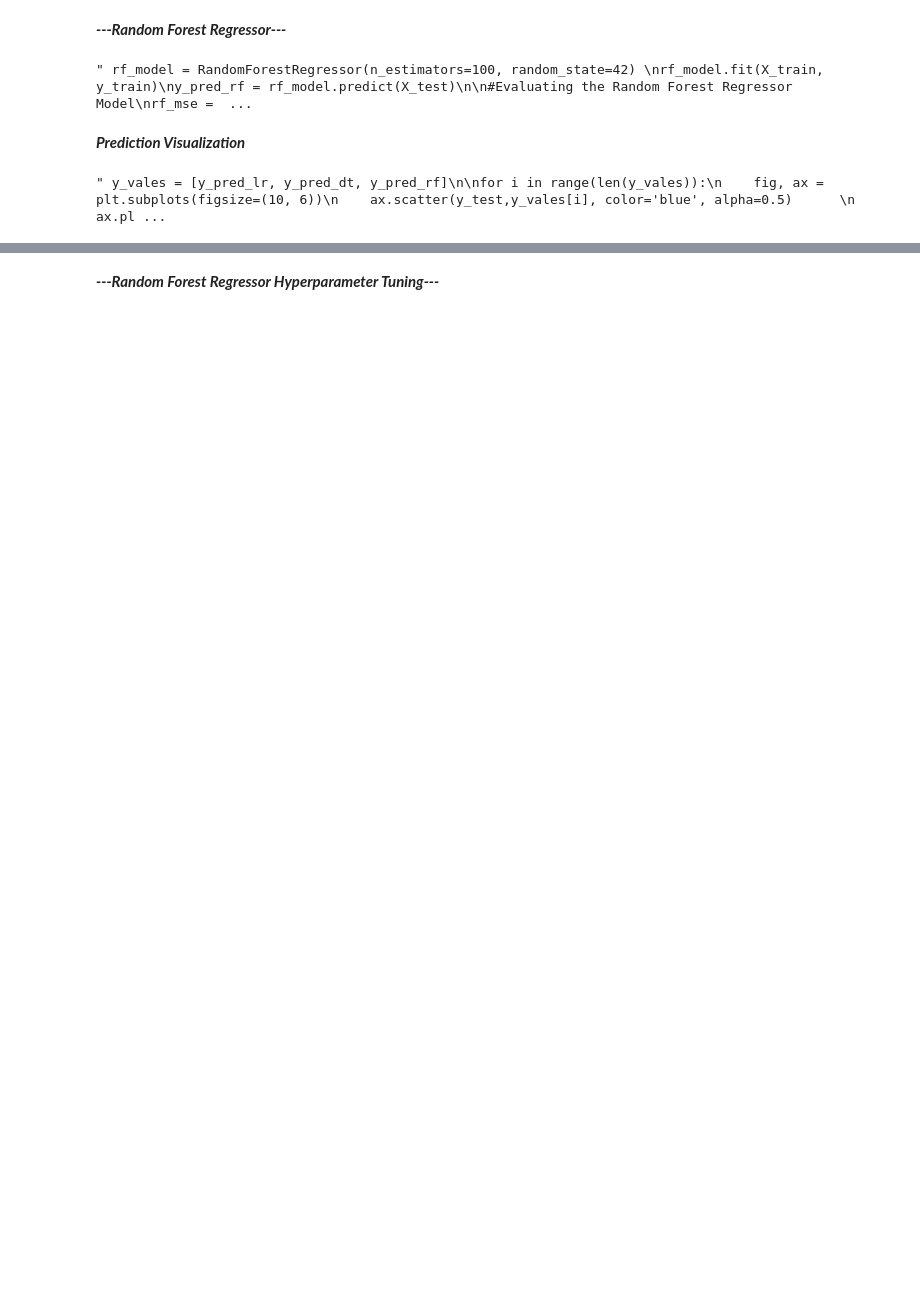
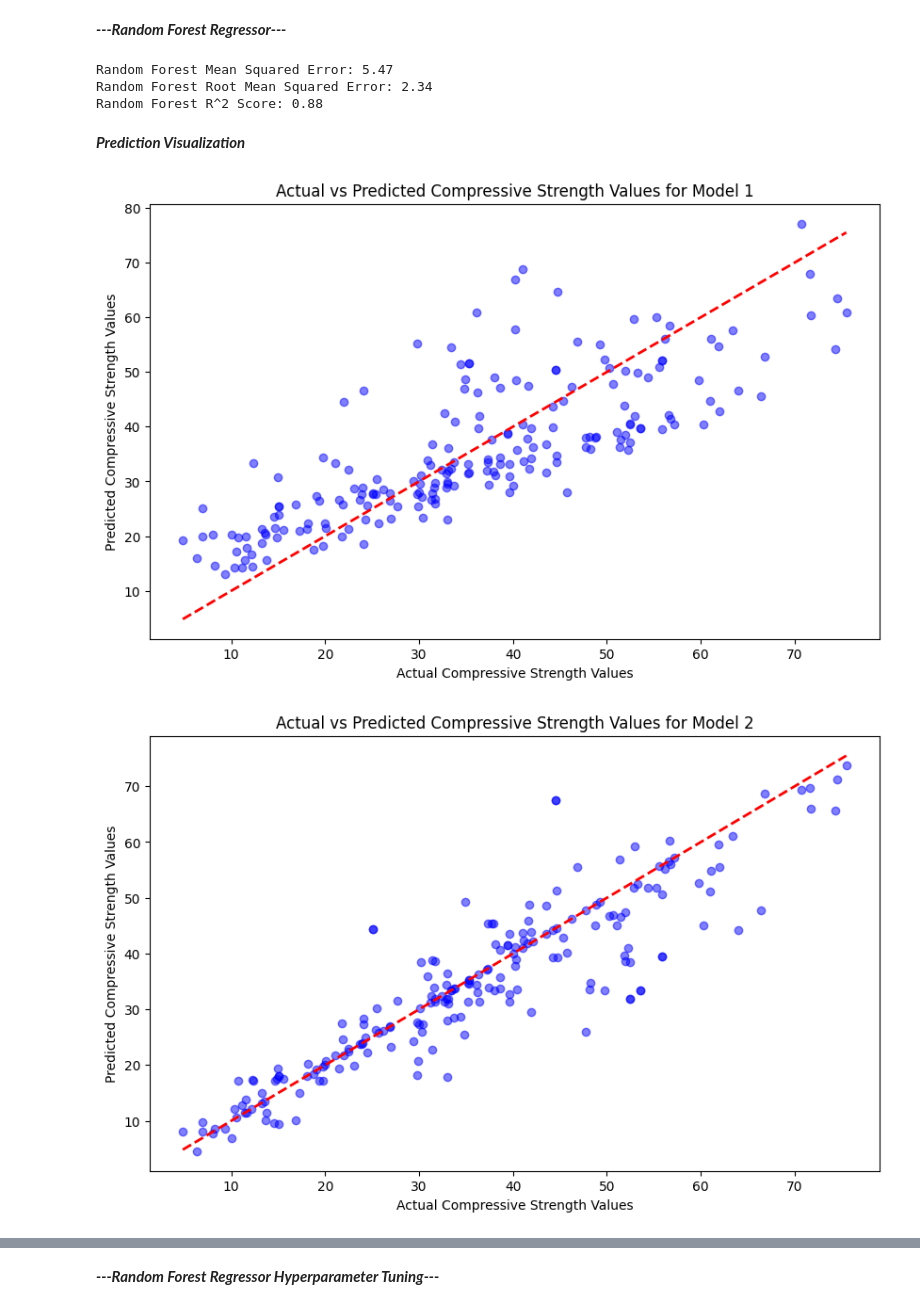
Before and after one commit to kkkissiedu/CONCRETE-STRENGTH-PREDICTION-RANDOMFOREST-MODEL, a Jupyter notebook: Concrete Strength Prediction Model.ipynb, the cells around one changed output, grey strips where cells are left out. Cells and saved outputs as stored; diff of their text form; code cells hidden in the pictures; blank space fills up the shorter version.

```diff
--- a/Concrete Strength Prediction Model.ipynb
+++ b/Concrete Strength Prediction Model.ipynb
@@ -86,15 +86,15 @@ X_train, X_test, y_train, y_test = train_test_split(X_scaled, y, test_size = 0.2
 # %% [markdown]
 ***---Linear Regression Model---***
 # %%
-""" lr_model = LinearRegression()
+lr_model = LinearRegression()
 lr_model.fit(X_train, y_train)
 y_pred_lr = lr_model.predict(X_test)
 
 #Evaluating the Linear Regression Model
-lr_mse = mean_squared_error(y_test, y_pred_lr)
+lr_mse = root_mean_squared_error(y_test, y_pred_lr)
 lr_rmse = np.sqrt(lr_mse)
 lr_r2 = r2_score(y_test, y_pred_lr)
 print(f'Linear Regression Mean Squared Error: {lr_mse:.2f}')
 print(f'Linear Regression Root Mean Squared Error: {lr_rmse:.2f}')
-print(f'Linear Regression R^2 Score: {lr_r2:.2f}') """
+print(f'Linear Regression R^2 Score: {lr_r2:.2f}')
 # %% [output]
@@ -102,15 +104,15 @@ print(f'Linear Regression R^2 Score: {lr_r2:.2f}') """
 # %% [markdown]
 ***---Decision Tree Regressor---***
 # %%
-""" dt_model = DecisionTreeRegressor(random_state=42)
+dt_model = DecisionTreeRegressor(random_state=42)
 dt_model.fit(X_train, y_train)
 y_pred_dt = dt_model.predict(X_test)
 
 #Evaluating the Decision Tree Regressor Model
-dt_mse = mean_squared_error(y_test, y_pred_dt)
+dt_mse = root_mean_squared_error(y_test, y_pred_dt)
 dt_rmse = np.sqrt(dt_mse)
 dt_r2 = r2_score(y_test, y_pred_dt)
 print(f'Decision Tree Mean Squared Error: {dt_mse:.2f}')
 print(f'Decision Tree Root Mean Squared Error: {dt_rmse:.2f}')
-print(f'Decision Tree R^2 Score: {dt_r2:.2f}') """
+print(f'Decision Tree R^2 Score: {dt_r2:.2f}')
 # %% [output]
@@ -118,31 +122,33 @@ print(f'Decision Tree R^2 Score: {dt_r2:.2f}') """
 # %% [markdown]
 ***---Random Forest Regressor---***
 # %%
-""" rf_model = RandomForestRegressor(n_estimators=100, random_state=42)
+rf_model = RandomForestRegressor(n_estimators=100, random_state=42)
 rf_model.fit(X_train, y_train)
 y_pred_rf = rf_model.predict(X_test)
 
 #Evaluating the Random Forest Regressor Model
-rf_mse = mean_squared_error(y_test, y_pred_rf)
+rf_mse = root_mean_squared_error(y_test, y_pred_rf)
 rf_rmse = np.sqrt(rf_mse)
 rf_r2 = r2_score(y_test, y_pred_rf)
 print(f'Random Forest Mean Squared Error: {rf_mse:.2f}')
 print(f'Random Forest Root Mean Squared Error: {rf_rmse:.2f}')
-print(f'Random Forest R^2 Score: {rf_r2:.2f}') """
+print(f'Random Forest R^2 Score: {rf_r2:.2f}')
 # %% [output]
-" rf_model = RandomForestRegressor(n_estimators=100, random_state=42) \nrf_model.fit(X_train, y_train)\ny_pred_rf = rf_model.predict(X_test)\n\n#Evaluating the Random Forest Regressor Model\nrf_mse =  ...
+Random Forest Mean Squared Error: 5.47
+Random Forest Root Mean Squared Error: 2.34
+Random Forest R^2 Score: 0.88
 # %% [markdown]
 ***Prediction Visualization***
 # %%
-""" y_vales = [y_pred_lr, y_pred_dt, y_pred_rf]
+y_vales = [y_pred_lr, y_pred_dt, y_pred_rf]
 
 for i in range(len(y_vales)):
     fig, ax = plt.subplots(figsize=(10, 6))
     ax.scatter(y_test,y_vales[i], color='blue', alpha=0.5)
     ax.plot([y_test.min(), y_test.max()], [y_test.min(), y_test.max()], 'r--', lw=2)
     ax.set_xlabel('Actual Compressive Strength Values')
     ax.set_ylabel('Predicted Compressive Strength Values')
     ax.set_title(f'Actual vs Predicted Compressive Strength Values for Model {i+1}')
- """
 # %% [output]
-" y_vales = [y_pred_lr, y_pred_dt, y_pred_rf]\n\nfor i in range(len(y_vales)):\n    fig, ax = plt.subplots(figsize=(10, 6))\n    ax.scatter(y_test,y_vales[i], color='blue', alpha=0.5)      \n    ax.pl ...
+[figure, added]
+[figure, added]
```
Also changed, not shown: parts of 7 cells of this notebook.
